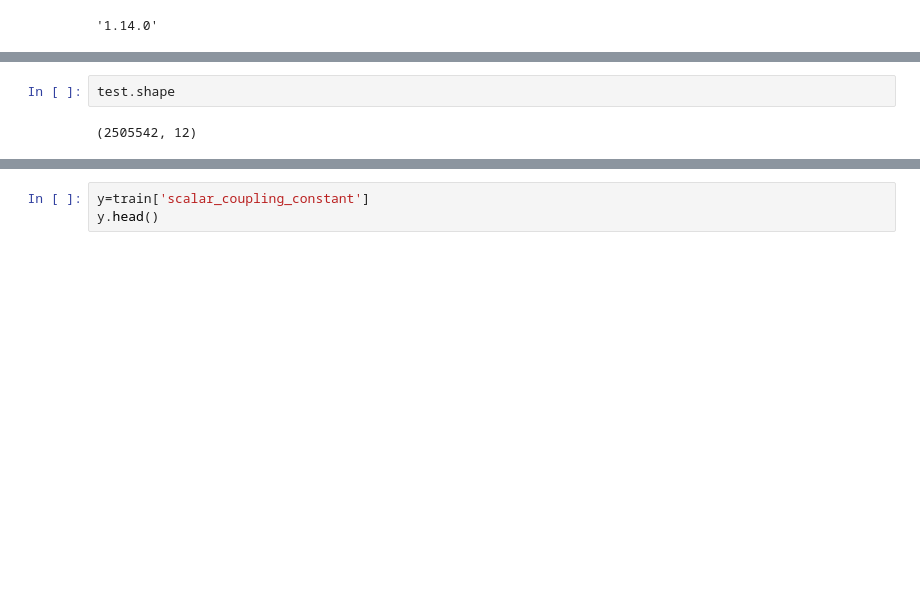
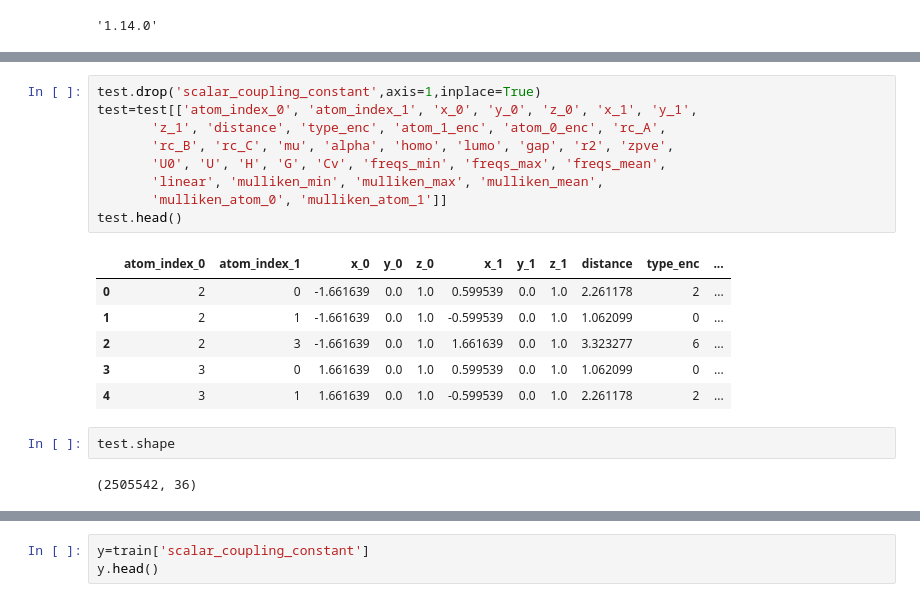
Before and after one commit to siddharth-ncl-work/kaggle_predicting_molecular_properties, a Jupyter notebook: c4_w4_model_train_eval.ipynb, the cells around one changed output, grey strips where cells are left out. Saved outputs shown, nothing was run; the diff lists cells and outputs as text; blank space fills up the shorter version.

```diff
--- a/c4_w4_model_train_eval.ipynb
+++ b/c4_w4_model_train_eval.ipynb
@@ -75,7 +81,23 @@ test.head()
+# %%
+test.drop('scalar_coupling_constant',axis=1,inplace=True)
+test=test[['atom_index_0', 'atom_index_1', 'x_0', 'y_0', 'z_0', 'x_1', 'y_1',
+       'z_1', 'distance', 'type_enc', 'atom_1_enc', 'atom_0_enc', 'rc_A',
+       'rc_B', 'rc_C', 'mu', 'alpha', 'homo', 'lumo', 'gap', 'r2', 'zpve',
+       'U0', 'U', 'H', 'G', 'Cv', 'freqs_min', 'freqs_max', 'freqs_mean',
+       'linear', 'mulliken_min', 'mulliken_max', 'mulliken_mean',
+       'mulliken_atom_0', 'mulliken_atom_1']]
+test.head()
+# %% [output]
+|  | atom_index_0 | atom_index_1 | x_0 | y_0 | z_0 | x_1 | y_1 | z_1 | distance | type_enc | ... |
+| 0 | 2 | 0 | -1.661639 | 0.0 | 1.0 | 0.599539 | 0.0 | 1.0 | 2.261178 | 2 | ... |
+| 1 | 2 | 1 | -1.661639 | 0.0 | 1.0 | -0.599539 | 0.0 | 1.0 | 1.062099 | 0 | ... |
+| 2 | 2 | 3 | -1.661639 | 0.0 | 1.0 | 1.661639 | 0.0 | 1.0 | 3.323277 | 6 | ... |
+| 3 | 3 | 0 | 1.661639 | 0.0 | 1.0 | 0.599539 | 0.0 | 1.0 | 1.062099 | 0 | ... |
+| 4 | 3 | 1 | 1.661639 | 0.0 | 1.0 | -0.599539 | 0.0 | 1.0 | 2.261178 | 2 | ... |
 # %%
 test.shape
 # %% [output]
-(2505542, 12)
+(2505542, 36)
 # %%
 train.columns
 # %% [output]
```
Also changed, not shown: parts of 18 cells of this notebook.
